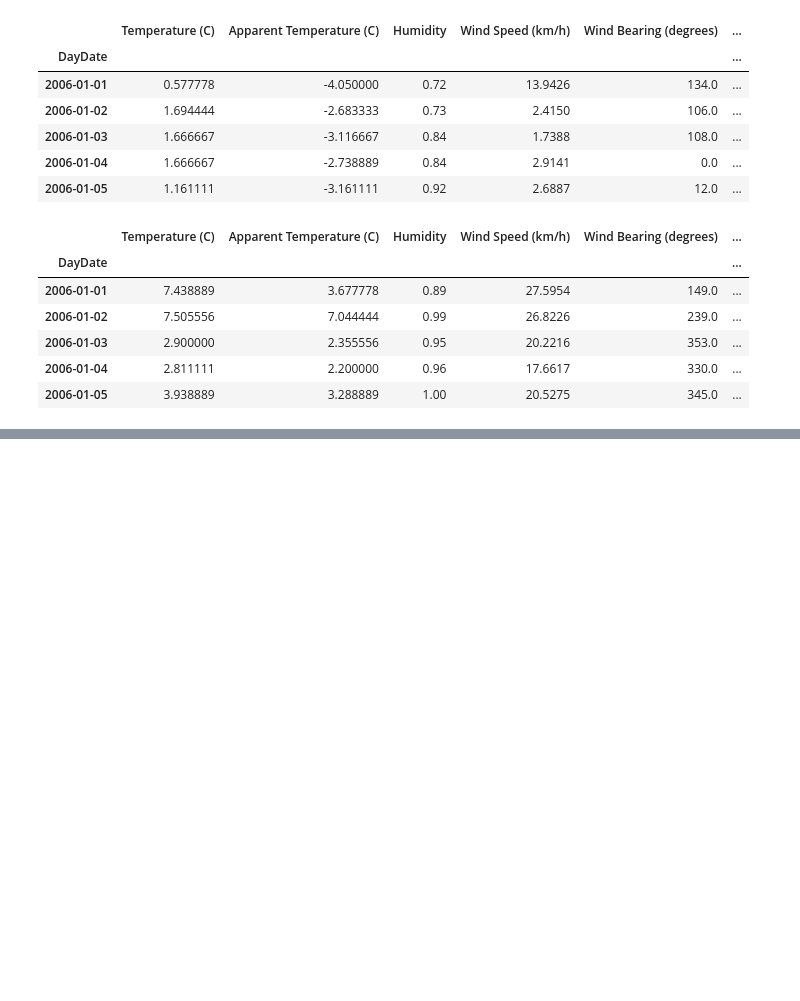
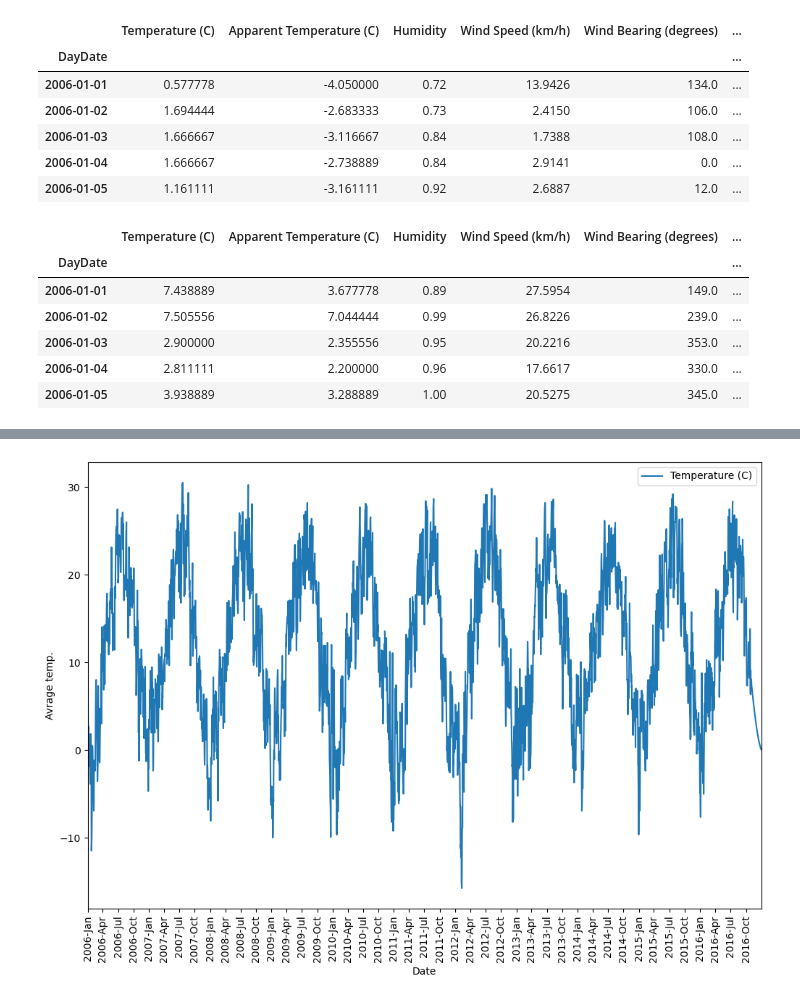
Before and after one commit to GrabarzVIII/small_fast_analisys, a Jupyter notebook: Weather Dataset/weathe_analisys.ipynb, the cells around one changed output, grey strips where cells are left out. Saved outputs shown, nothing was run; the diff lists cells and outputs as text; code cells hidden in the pictures; blank space fills up the shorter version.

```diff
--- a/Weather Dataset/weathe_analisys.ipynb
+++ b/Weather Dataset/weathe_analisys.ipynb
@@ -93,0 +103,4 @@ df_max_day.head()
+# %%
+df_average_day.reset_index(inplace=True)
+df_average_day['DayDate'] = pd.to_datetime(df_average_day['DayDate'])
+df_average_day.head()
@@ -93,0 +114,14 @@ df_max_day.head()
+# %%
+ax = df_average_day.plot('DayDate','Temperature (C)', figsize = (12,8))
+
+ax.xaxis.set_major_locator(mdates.MonthLocator(interval=3))
+ax.xaxis.set_major_formatter(mdates.DateFormatter('%Y-%b'))
+
+plt.xticks(rotation = 90)
+
+plt.ylabel('Avrage temp.')
+plt.xlabel('Date')
+
+plt.show()
+# %% [output]
+[figure, added]
```
Also changed, not shown: parts of 9 cells of this notebook.
